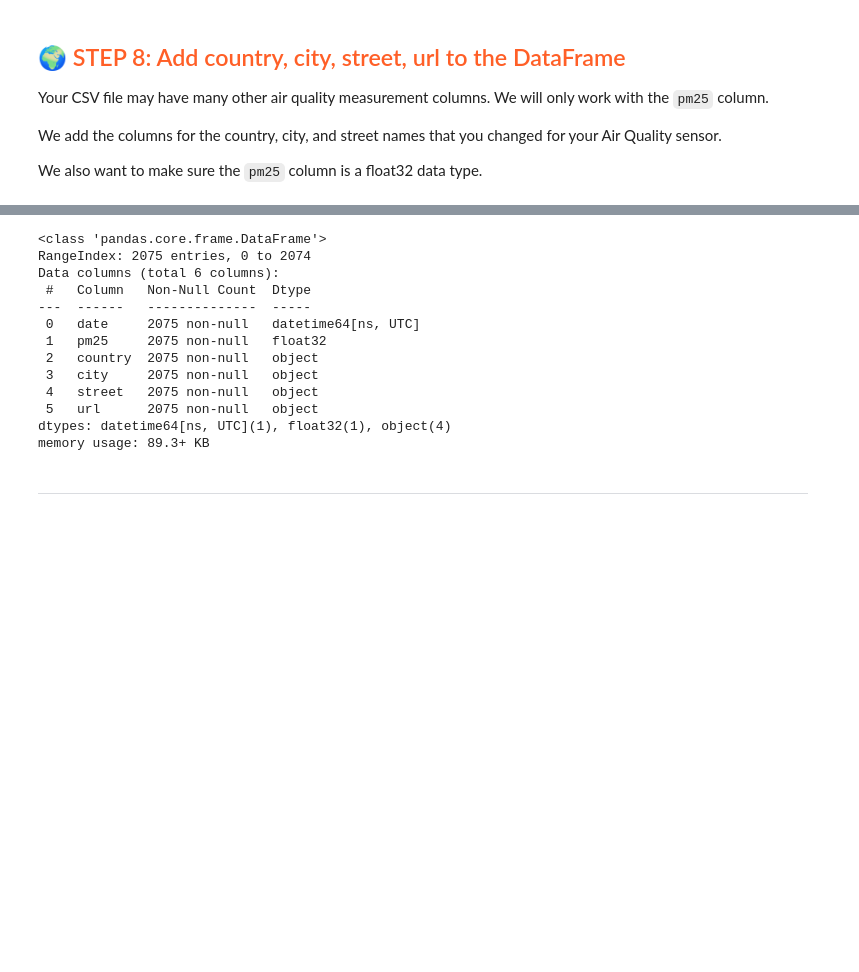
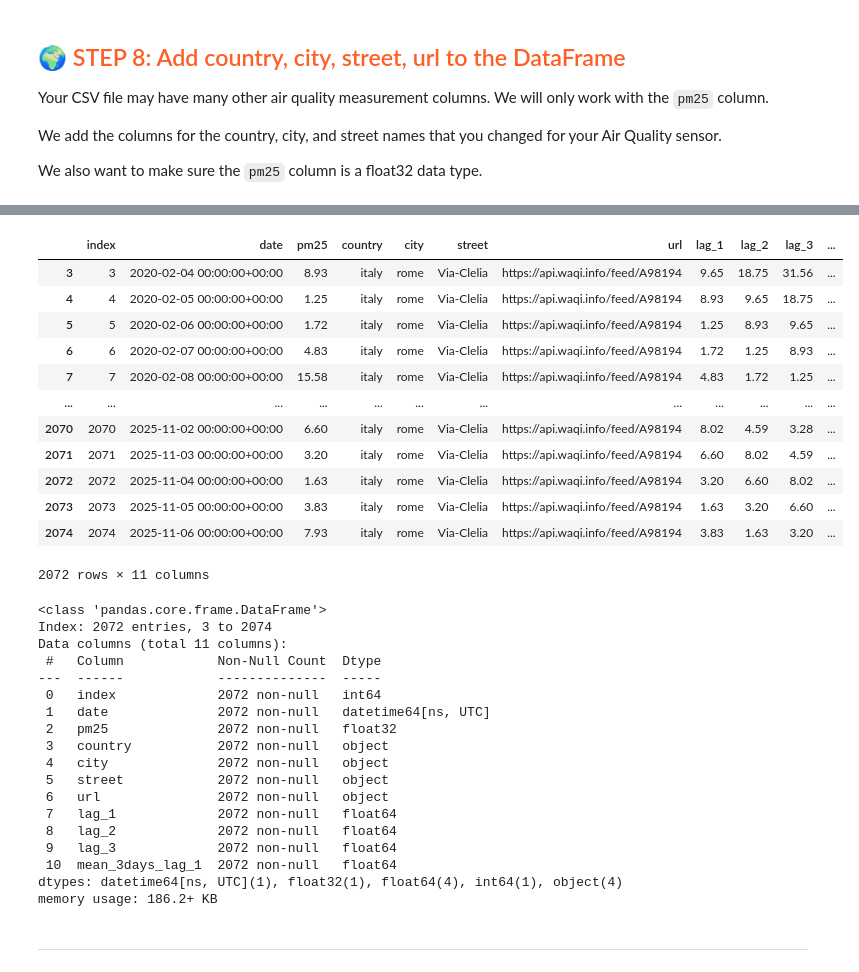
Before and after one commit to klari26/mlfs-book, a Jupyter notebook: notebooks/airquality/1_air_quality_feature_backfill.ipynb, the cells around one changed output, grey strips where cells are left out. Cells and saved outputs as stored; diff of their text form; code cells hidden in the pictures; blank space fills up the shorter version.

```diff
--- a/notebooks/airquality/1_air_quality_feature_backfill.ipynb
+++ b/notebooks/airquality/1_air_quality_feature_backfill.ipynb
@@ -351,19 +297,50 @@ df_aq
+# %%
+# Create the Lags of the dataset
+df_aq['lag_1'] = df['pm25'].shift(1)
+df_aq['lag_2'] = df['pm25'].shift(2)
+df_aq['lag_3'] = df['pm25'].shift(3)
+
+# New feature: average trend over the last 3 days
+df_aq['mean_3days_lag_1'] = df_aq['pm25'].rolling(3).mean().shift(1)
+
+# We delete the NaN values since they do not provide useful info
+df_aq.dropna(inplace=True)
+df_aq
+# %% [output]
+|  | index | date | pm25 | country | city | street | url | lag_1 | lag_2 | lag_3 | ... |
+| 3 | 3 | 2020-02-04 00:00:00+00:00 | 8.93 | italy | rome | Via-Clelia | https://api.waqi.info/feed/A98194 | 9.65 | 18.75 | 31.56 | ... |
+| 4 | 4 | 2020-02-05 00:00:00+00:00 | 1.25 | italy | rome | Via-Clelia | https://api.waqi.info/feed/A98194 | 8.93 | 9.65 | 18.75 | ... |
+| 5 | 5 | 2020-02-06 00:00:00+00:00 | 1.72 | italy | rome | Via-Clelia | https://api.waqi.info/feed/A98194 | 1.25 | 8.93 | 9.65 | ... |
+| 6 | 6 | 2020-02-07 00:00:00+00:00 | 4.83 | italy | rome | Via-Clelia | https://api.waqi.info/feed/A98194 | 1.72 | 1.25 | 8.93 | ... |
+| 7 | 7 | 2020-02-08 00:00:00+00:00 | 15.58 | italy | rome | Via-Clelia | https://api.waqi.info/feed/A98194 | 4.83 | 1.72 | 1.25 | ... |
+| ... | ... | ... | ... | ... | ... | ... | ... | ... | ... | ... | ... |
+| 2070 | 2070 | 2025-11-02 00:00:00+00:00 | 6.60 | italy | rome | Via-Clelia | https://api.waqi.info/feed/A98194 | 8.02 | 4.59 | 3.28 | ... |
+| 2071 | 2071 | 2025-11-03 00:00:00+00:00 | 3.20 | italy | rome | Via-Clelia | https://api.waqi.info/feed/A98194 | 6.60 | 8.02 | 4.59 | ... |
+| 2072 | 2072 | 2025-11-04 00:00:00+00:00 | 1.63 | italy | rome | Via-Clelia | https://api.waqi.info/feed/A98194 | 3.20 | 6.60 | 8.02 | ... |
+| 2073 | 2073 | 2025-11-05 00:00:00+00:00 | 3.83 | italy | rome | Via-Clelia | https://api.waqi.info/feed/A98194 | 1.63 | 3.20 | 6.60 | ... |
+| 2074 | 2074 | 2025-11-06 00:00:00+00:00 | 7.93 | italy | rome | Via-Clelia | https://api.waqi.info/feed/A98194 | 3.83 | 1.63 | 3.20 | ... |
+2072 rows × 11 columns
 # %%
 df_aq.info()
 # %% [output]
 <class 'pandas.core.frame.DataFrame'>
-RangeIndex: 2075 entries, 0 to 2074
-Data columns (total 6 columns):
- #   Column   Non-Null Count  Dtype
----  ------   --------------  -----
- 0   date     2075 non-null   datetime64[ns, UTC]
- 1   pm25     2075 non-null   float32
- 2   country  2075 non-null   object
- 3   city     2075 non-null   object
- 4   street   2075 non-null   object
- 5   url      2075 non-null   object
-dtypes: datetime64[ns, UTC](1), float32(1), object(4)
-memory usage: 89.3+ KB
+Index: 2072 entries, 3 to 2074
+Data columns (total 11 columns):
+ #   Column            Non-Null Count  Dtype
+---  ------            --------------  -----
+ 0   index             2072 non-null   int64
+ 1   date              2072 non-null   datetime64[ns, UTC]
+ 2   pm25              2072 non-null   float32
+ 3   country           2072 non-null   object
+ 4   city              2072 non-null   object
+ 5   street            2072 non-null   object
+ 6   url               2072 non-null   object
+ 7   lag_1             2072 non-null   float64
+ 8   lag_2             2072 non-null   float64
+ 9   lag_3             2072 non-null   float64
+ 10  mean_3days_lag_1  2072 non-null   float64
+dtypes: datetime64[ns, UTC](1), float32(1), float64(4), int64(1), object(4)
+memory usage: 186.2+ KB
 # %% [markdown]
 ---
 # %% [markdown]
```
Also changed, not shown: parts of 16 cells of this notebook, 10 other files.
